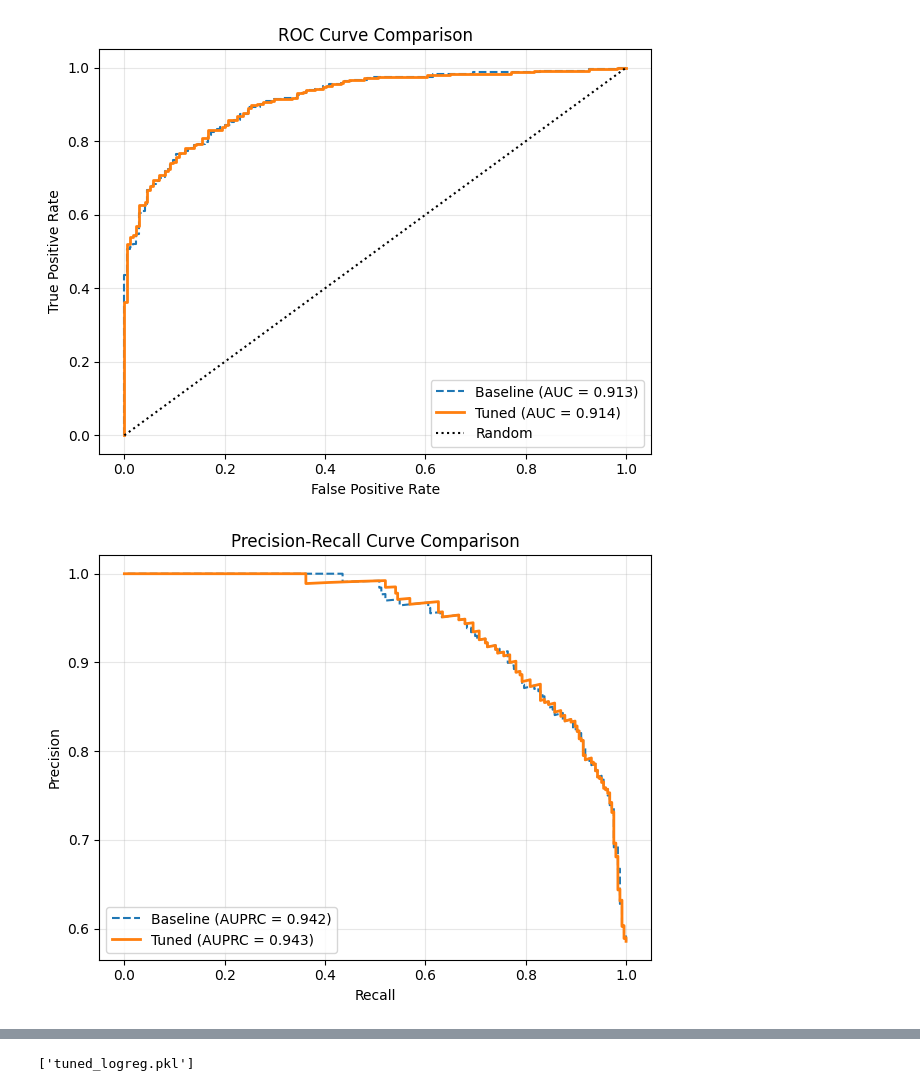
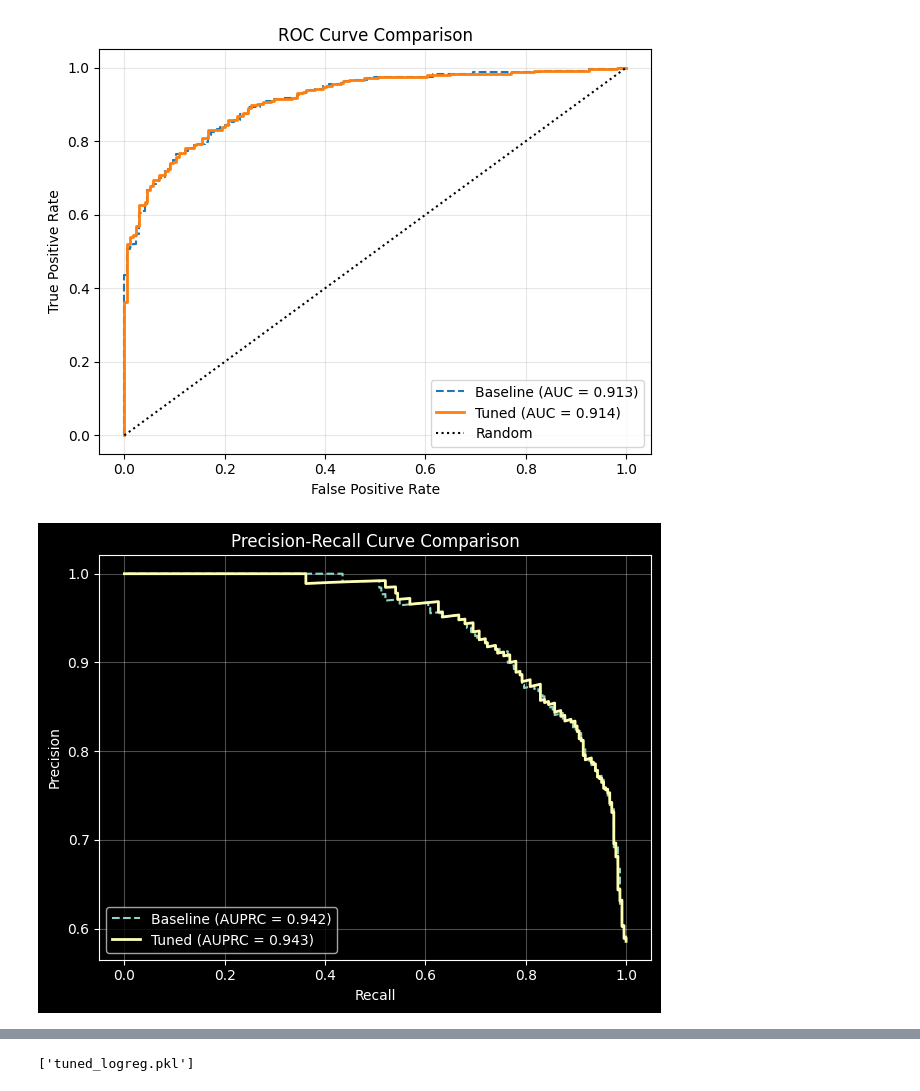
Before and after one commit to isumakm/Weather-Prediction-and-Crop-Recommendation-System-, a Jupyter notebook: 05-LogisticRegression_Model.ipynb, the cells around one changed output, grey strips where cells are left out. Cells and saved outputs as stored; diff of their text form; code cells hidden in the pictures.

```diff
--- a/05-LogisticRegression_Model.ipynb
+++ b/05-LogisticRegression_Model.ipynb
@@ -189,21 +189,22 @@ plt.show()
 # %%
 # PR curves
 prec_base, rec_base, _ = precision_recall_curve(y_test, baseline_proba)
 prec_tuned, rec_tuned, _ = precision_recall_curve(y_test, tuned_proba)
 pr_auc_base = auc(rec_base, prec_base)
 pr_auc_tuned = auc(rec_tuned, prec_tuned)
 
 plt.figure(figsize=(12,5))
 plt.subplot(1,2,2)
 plt.plot(rec_base, prec_base, label=f'Baseline (AUPRC = {pr_auc_base:.3f})', linestyle='--')
 plt.plot(rec_tuned, prec_tuned, label=f'Tuned (AUPRC = {pr_auc_tuned:.3f})', linewidth=2)
+plt.style.use('dark_background')
 plt.xlabel('Recall')
 plt.ylabel('Precision')
 plt.title('Precision‑Recall Curve Comparison')
 plt.legend()
 plt.grid(alpha=0.3)
 
 plt.tight_layout()
 plt.show()
 # %% [output]
-[figure, old version]
+[figure, new version]
```
Also changed, not shown: parts of 2 cells of this notebook, 9 other files.
